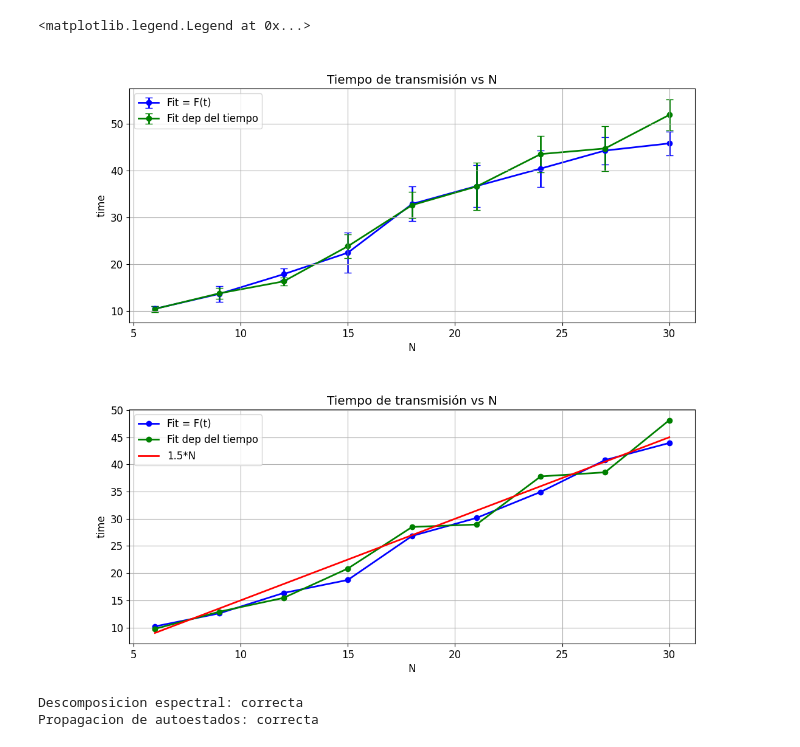
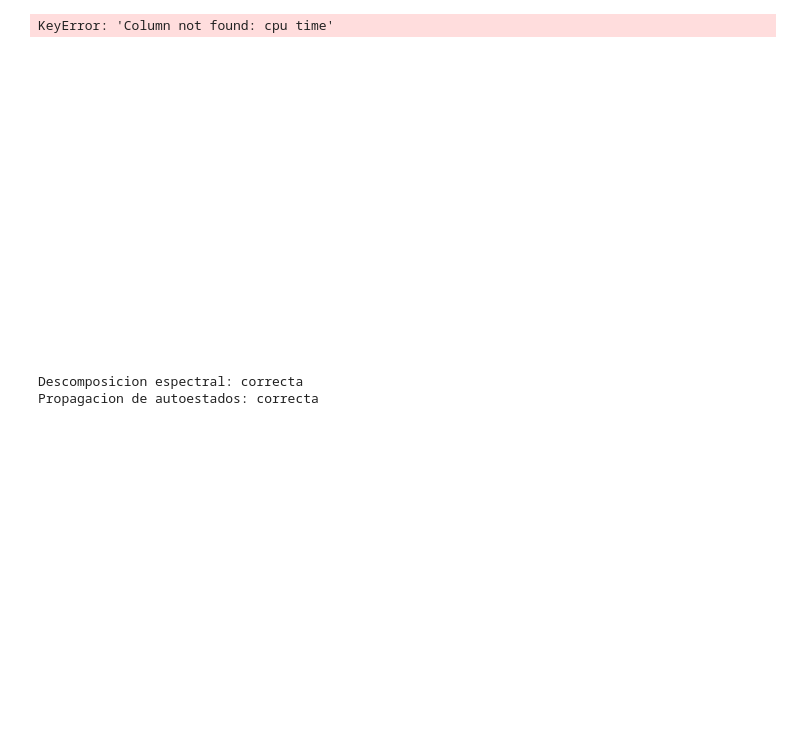
Before and after one commit to sofips/dynamic_ga, a Jupyter notebook: test.ipynb, the cells around one changed output. Cells and saved outputs as stored; diff of their text form; code cells hidden in the pictures; blank space fills up the shorter version.

```diff
--- a/test.ipynb
+++ b/test.ipynb
@@ -108,15 +107,14 @@ True
 [figure]
 # %%
 
-compare_mean([og_fid_data,time_dep_data],title= 'Tiempo de transmisión vs N', attribute= 'time',labels=['Fit = F(t)','Fit dep del tiempo'])
+compare_mean([og_fid_data,time_dep_data],title= 'Tiempo de transmisión vs N', attribute= 'cpu time',labels=['Fit = F(t)','Fit dep del tiempo'])
 compare_maxmin([og_fid_data,time_dep_data],maxmin='min',title= 'Tiempo de transmisión vs N', attribute= 'time',labels=['Fit = F(t)','Fit dep del tiempo'])
 
 plt.plot(og_fid_data['dimension'],1.5*og_fid_data['dimension'], label = '1.5*N')
 plt.legend()
 # %% [output]
-<matplotlib.legend.Legend at 0x...>
+KeyError: 'Column not found: cpu time'
-[figure, old version]
+[figure, new version]
-[figure, removed]
 # %%
 nh = 30
 dt = 0.15
```
Also changed, not shown: parts of 2 cells of this notebook.
